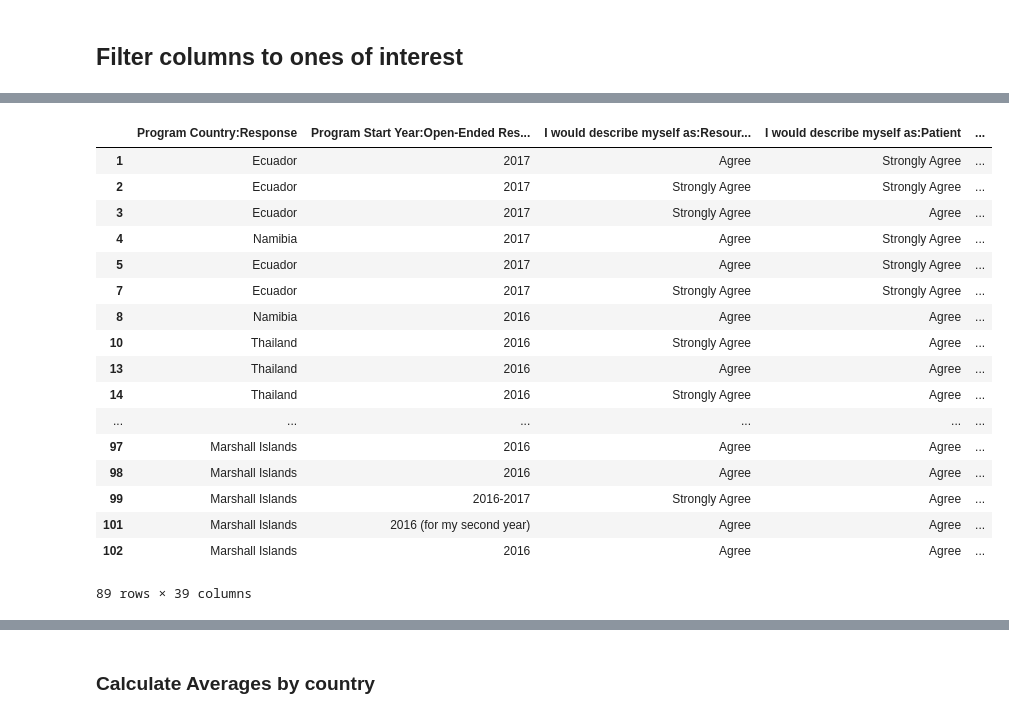
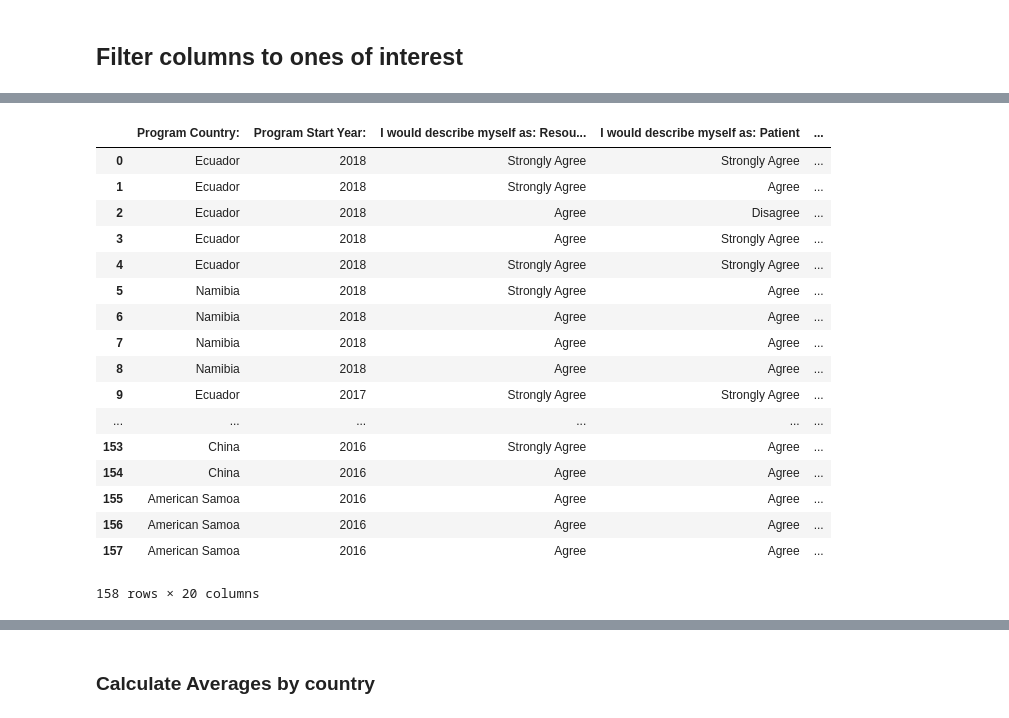
Before and after one commit to INFO-4602-5602/spring-2018-final-projects-bretbryan-wt, a Jupyter notebook: Jupyter Notebook/Orientation Survey Cleanup Notebook.ipynb, the cells around one changed output, grey strips where cells are left out. Drawn from its saved outputs; the diff is of its cells as text; code cells hidden in the pictures.

Commit message:
updated orientation survey and orientation evaluation combined

```diff
--- a/Jupyter Notebook/Orientation Survey Cleanup Notebook.ipynb
+++ b/Jupyter Notebook/Orientation Survey Cleanup Notebook.ipynb
@@ -5,7 +5,7 @@ import numpy as np
 import math
 # %%
 #File name of raw csv, which should be in the same folder/directory as the Preprocessing Notebook
-orientation_evaluation = 'Orientation Evaluation bret.csv'
+orientation_evaluation = 'Orientation Evaluation combined.csv'
 # %%
 orientation_dataframe = pd.read_csv(orientation_evaluation)
 orientation_dataframe
@@ -114,0 +53,24 @@ new_end_service_dataframe
+# %%
+#Columns kept
+filteredColumns =['Program Country:',
+                  'Program Start Year:',
+                  'I would describe myself as: Resourceful',
+                  'I would describe myself as: Patient',
+                  'I would describe myself as: Culturally Competent',
+                  'I would describe myself as: Adaptable',
+                  'I would describe myself as: Emotionally Intelligent',
+                  'I would describe myself as: Resilient',
+                  'I am satisfied with the support I received from WorldTeach prior to departure.',
+                  'I am\xc2\xa0satisfied with the support I received during Orientation',
+                  'Combined: Please rate your field staff\xc2\xa0on the following: Addressed group needs well\r\n',
+                  'Combined: Please rate your field staff\xc2\xa0on the following: Encouraged group cohesiveness well\r\n',
+                  'Combined: Please rate your field staff\xc2\xa0on the following: Was sensitive to individual concerns\r\n',
+                  'Combined: Please rate your field staff\xc2\xa0on the following: Was accessible for individual questions\r\n',
+                  'Combined: Please rate your field staff\xc2\xa0on the following: Encouraged/was open to feedback\r\n',
+                  'Combined: Please rate your field staff\xc2\xa0on the following: Was knowledgeable about country/culture\r\n',
+                  'Combined: Please rate your field staff\xc2\xa0on the following: Was knowledgeable about training topics\r\n',
+                  'Combined: Please rate your field staff\xc2\xa0on the following: Gave clear and effective presentations',
+                  'Combined: Please rate your field staff\xc2\xa0on the following: Was well-organized\r\n',
+                  'Combined: Please rate your field staff\xc2\xa0on the following: Was approachable']
+new_orientation_dataframe = orientation_dataframe[filteredColumns]
+new_orientation_dataframe
@@ -115,25 +96,25 @@ new_end_service_dataframe
 # %%
 ### Remove Null Values from questions and country column
-new_end_service_dataframe = new_end_service_dataframe[new_end_service_dataframe['I would describe myself as:Resourceful'].notnull()]
-new_end_service_dataframe
+new_orientation_dataframe = new_orientation_dataframe[new_orientation_dataframe['I would describe myself as: Resourceful'].notnull()]
+new_orientation_dataframe
 # %% [output]
-|  | Program Country:Response | Program Start Year:Open-Ended Res... | I would describe myself as:Resour... | I would describe myself as:Patient | ... |
-| 1 | Ecuador | 2017 | Agree | Strongly Agree | ... |
-| 2 | Ecuador | 2017 | Strongly Agree | Strongly Agree | ... |
-| 3 | Ecuador | 2017 | Strongly Agree | Agree | ... |
-| 4 | Namibia | 2017 | Agree | Strongly Agree | ... |
-| 5 | Ecuador | 2017 | Agree | Strongly Agree | ... |
-| 7 | Ecuador | 2017 | Strongly Agree | Strongly Agree | ... |
-| 8 | Namibia | 2016 | Agree | Agree | ... |
-| 10 | Thailand | 2016 | Strongly Agree | Agree | ... |
-| 13 | Thailand | 2016 | Agree | Agree | ... |
-| 14 | Thailand | 2016 | Strongly Agree | Agree | ... |
+|  | Program Country: | Program Start Year: | I would describe myself as: Resou... | I would describe myself as: Patient | ... |
+| 0 | Ecuador | 2018 | Strongly Agree | Strongly Agree | ... |
+| 1 | Ecuador | 2018 | Strongly Agree | Agree | ... |
+| 2 | Ecuador | 2018 | Agree | Disagree | ... |
+| 3 | Ecuador | 2018 | Agree | Strongly Agree | ... |
+| 4 | Ecuador | 2018 | Strongly Agree | Strongly Agree | ... |
+| 5 | Namibia | 2018 | Strongly Agree | Agree | ... |
+| 6 | Namibia | 2018 | Agree | Agree | ... |
+| 7 | Namibia | 2018 | Agree | Agree | ... |
+| 8 | Namibia | 2018 | Agree | Agree | ... |
+| 9 | Ecuador | 2017 | Strongly Agree | Strongly Agree | ... |
 | ... | ... | ... | ... | ... | ... |
-| 97 | Marshall Islands | 2016 | Agree | Agree | ... |
-| 98 | Marshall Islands | 2016 | Agree | Agree | ... |
-| 99 | Marshall Islands | 2016-2017 | Strongly Agree | Agree | ... |
-| 101 | Marshall Islands | 2016 (for my second year) | Agree | Agree | ... |
-| 102 | Marshall Islands | 2016 | Agree | Agree | ... |
+| 153 | China | 2016 | Strongly Agree | Agree | ... |
+| 154 | China | 2016 | Agree | Agree | ... |
+| 155 | American Samoa | 2016 | Agree | Agree | ... |
+| 156 | American Samoa | 2016 | Agree | Agree | ... |
+| 157 | American Samoa | 2016 | Agree | Agree | ... |
-89 rows × 39 columns
+158 rows × 20 columns
 # %%
 #new_dataframe['I consider myself:'] = new_dataframe['I consider myself:'] .astype(str)
```
Also changed, not shown: parts of 9 cells of this notebook, 2 other files.
